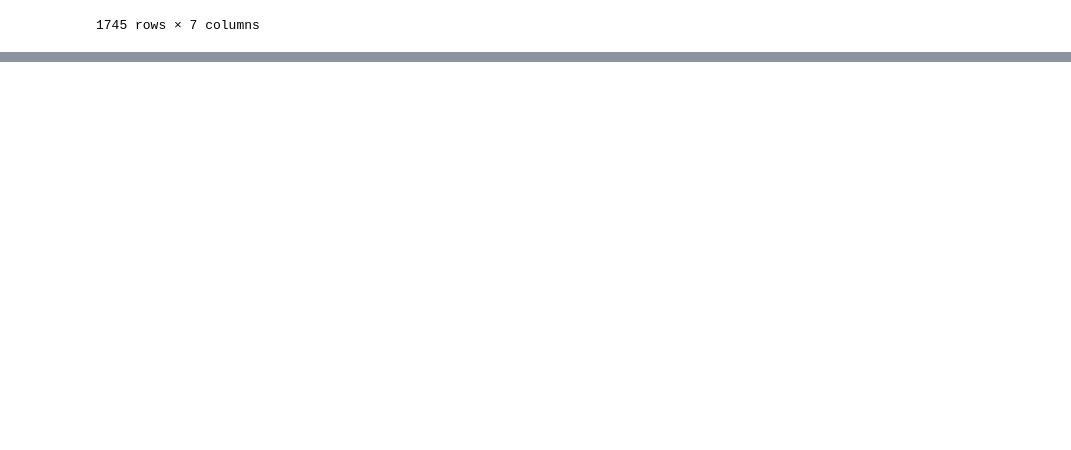
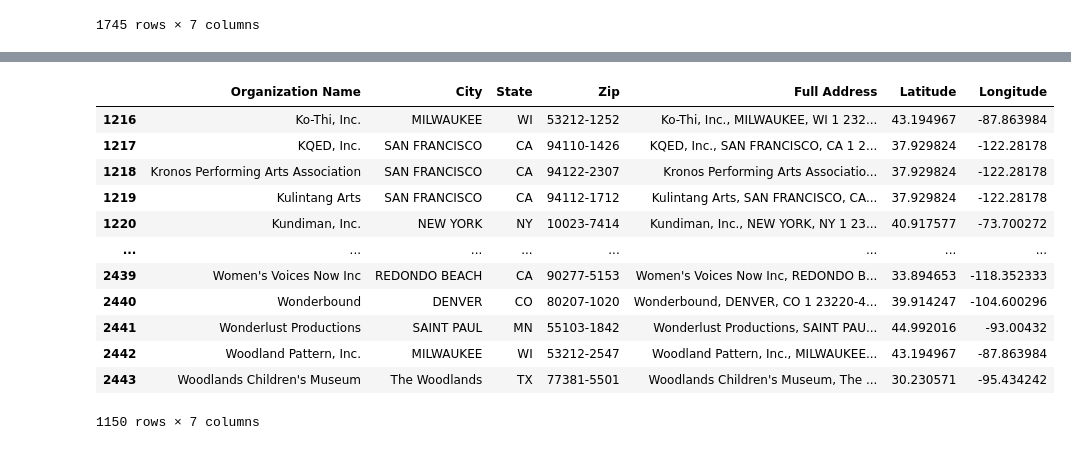
Before and after one commit to kristenvinh/NEA_NEH_Mapping, a Jupyter notebook: geocoding_cleaning.ipynb, the cells around one changed output, grey strips where cells are left out. Drawn from its saved outputs; the diff is of its cells as text; code cells hidden in the pictures; blank space fills up the shorter version.

Commit message:
Running NEA Grants

```diff
--- a/geocoding_cleaning.ipynb
+++ b/geocoding_cleaning.ipynb
@@ -162,3 +162,7 @@ NEH_With_Geo
 | 4145 | Montana Department of Commerce | Helena | MT | 59601-6282 | Montana Department of Commerce, H... | 46.627493 | ... |
 | 4147 | Tucson Museum of Art and Historic... | Tucson | AZ | 85701-8218 | Tucson Museum of Art and Historic... | 32.223449 | ... |
 1745 rows × 7 columns
+# %%
+#Running Geocoding and saving files
+NEA_List[0] = geocoding(NEA_List[0])
+NEA_List[0]
@@ -164,0 +183,18 @@ NEH_With_Geo
+# %%
+#Running Geocoding and saving files
+NEA_List[1] = geocoding(NEA_List[1])
+NEA_List[1]
+# %% [output]
+|  | Organization Name | City | State | Zip | Full Address | Latitude | Longitude |
+| 1216 | Ko-Thi, Inc. | MILWAUKEE | WI | 53212-1252 | Ko-Thi, Inc., MILWAUKEE, WI 1 232... | 43.194967 | -87.863984 |
+| 1217 | KQED, Inc. | SAN FRANCISCO | CA | 94110-1426 | KQED, Inc., SAN FRANCISCO, CA 1 2... | 37.929824 | -122.28178 |
+| 1218 | Kronos Performing Arts Association | SAN FRANCISCO | CA | 94122-2307 | Kronos Performing Arts Associatio... | 37.929824 | -122.28178 |
+| 1219 | Kulintang Arts | SAN FRANCISCO | CA | 94112-1712 | Kulintang Arts, SAN FRANCISCO, CA... | 37.929824 | -122.28178 |
+| 1220 | Kundiman, Inc. | NEW YORK | NY | 10023-7414 | Kundiman, Inc., NEW YORK, NY 1 23... | 40.917577 | -73.700272 |
+| ... | ... | ... | ... | ... | ... | ... | ... |
+| 2439 | Women's Voices Now Inc | REDONDO BEACH | CA | 90277-5153 | Women's Voices Now Inc, REDONDO B... | 33.894653 | -118.352333 |
+| 2440 | Wonderbound | DENVER | CO | 80207-1020 | Wonderbound, DENVER, CO 1 23220-4... | 39.914247 | -104.600296 |
+| 2441 | Wonderlust Productions | SAINT PAUL | MN | 55103-1842 | Wonderlust Productions, SAINT PAU... | 44.992016 | -93.00432 |
+| 2442 | Woodland Pattern, Inc. | MILWAUKEE | WI | 53212-2547 | Woodland Pattern, Inc., MILWAUKEE... | 43.194967 | -87.863984 |
+| 2443 | Woodlands Children's Museum | The Woodlands | TX | 77381-5501 | Woodlands Children's Museum, The ... | 30.230571 | -95.434242 |
+1150 rows × 7 columns
```
Also changed, not shown: parts of 6 cells of this notebook, 1 other file.
